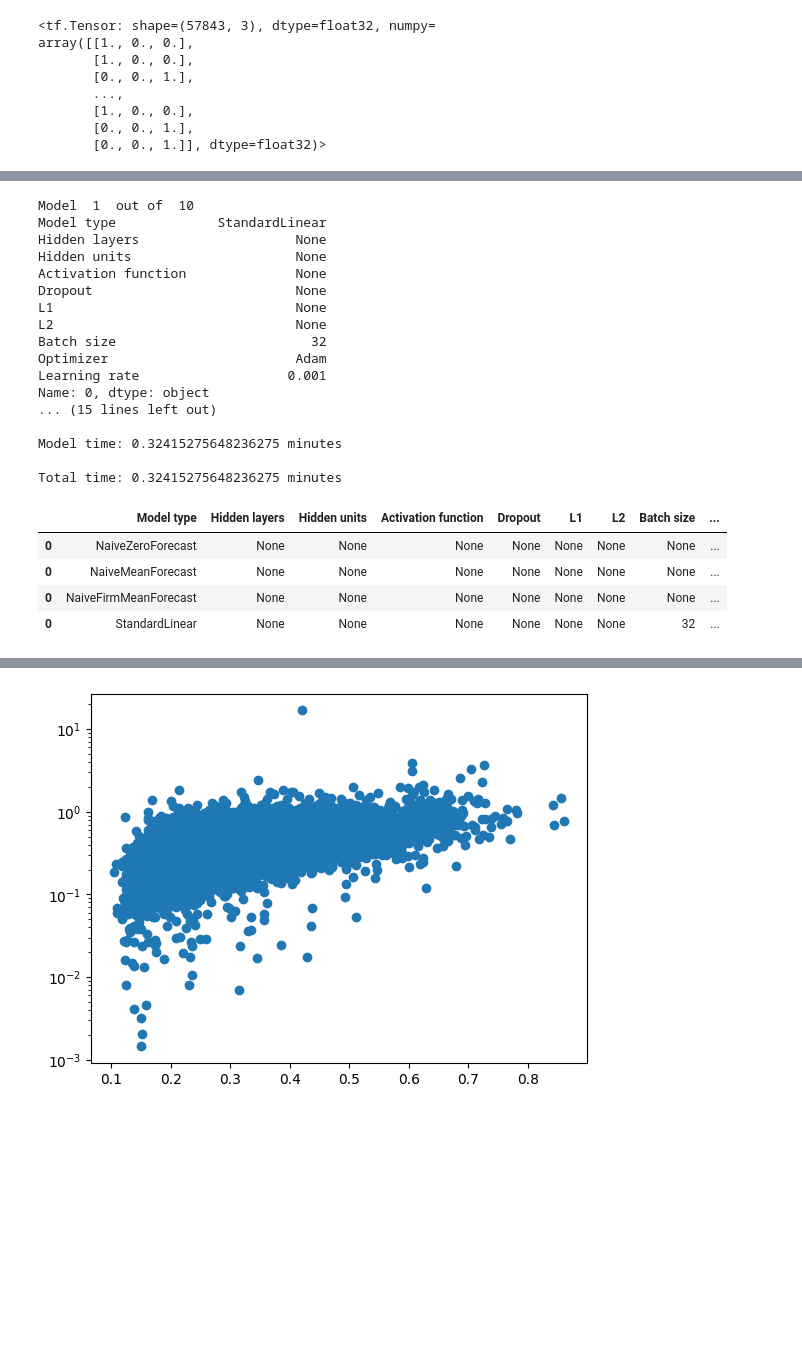
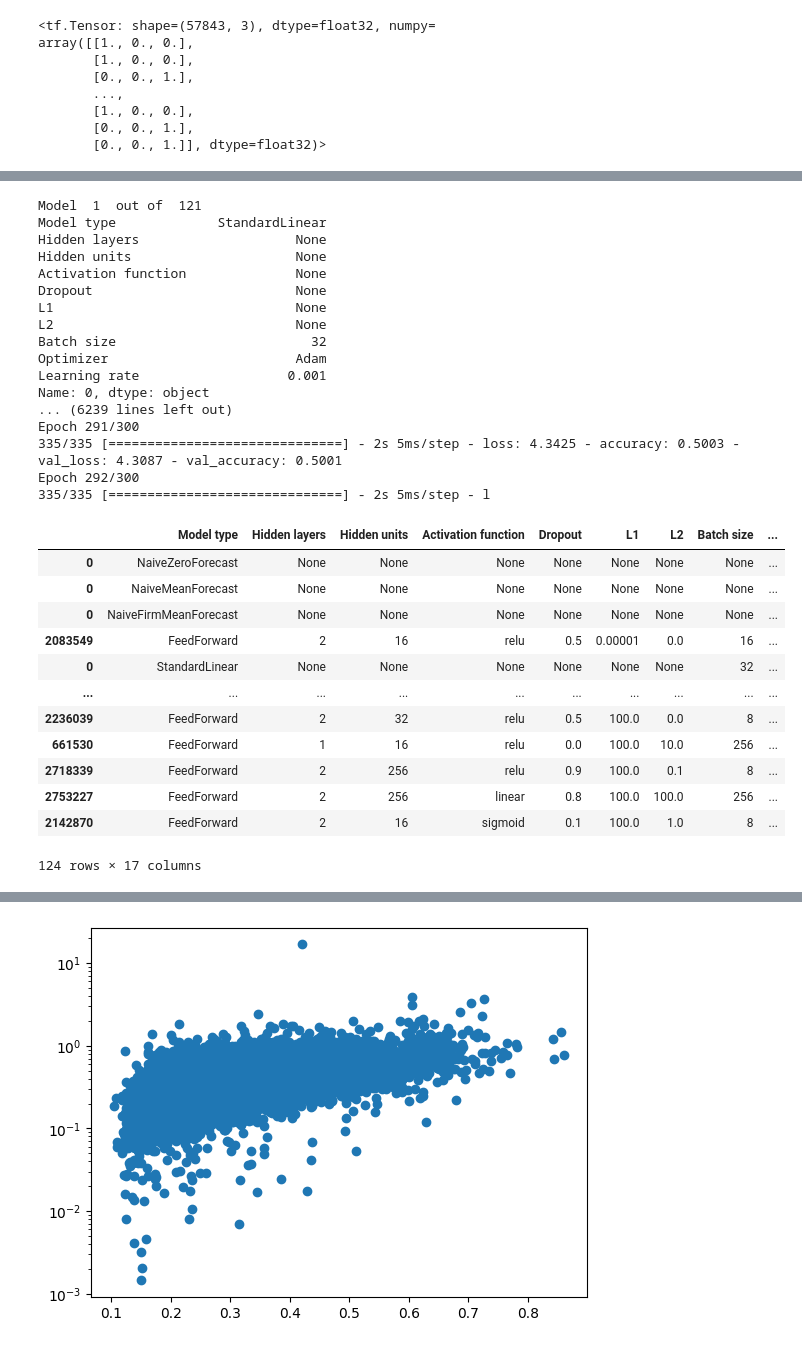
Before and after one commit to rrobberobin/MLStockForecasting, a Jupyter notebook: RobinThesisTensorflow.ipynb, the cells around one changed output, grey strips where cells are left out. Drawn from its saved outputs; the diff is of its cells as text; code cells hidden in the pictures; blank space fills up the shorter version.

```diff
--- a/RobinThesisTensorflow.ipynb
+++ b/RobinThesisTensorflow.ipynb
@@ -401,8 +401,8 @@ split = xScaledData["Split"]
 #Y = xScaledData[["returns"]]
 #Y = xScaledData[["volatility"]]
 #Y = xScaledData[["returns", "volatility"]]
-Y = pd.get_dummies(xScaledData[["Simple4Classes"]], dummy_na=False, sparse=False, drop_first=False,
-                         columns=["Simple4Classes"])
+Y = pd.get_dummies(xScaledData[["Simple2Classes"]], dummy_na=False, sparse=False, drop_first=False,
+                         columns=["Simple2Classes"])
 
 Y = np.asarray(Y).astype('float32')
 #yTrain, yVal, yTest = Y[split=="Train"], Y[split=="Validation"], Y[split=="Test"]
@@ -1051,20 +1054,16 @@ zeroForecastMAE = sum(abs(yVal))/len(yVal)
 # tf.keras.losses.MeanAbsoluteError().call(y_true=yVal,
 #                                          y_pred=np.zeros(len(yVal)))
 
-NaiveZeroGrid.loc[:,"Epochs"] = None
 NaiveZeroGrid.loc[:,"MAE"] = zeroForecastMAE
 NaiveZeroGrid.loc[:,"MSE"] = zeroForecastMSE
-NaiveZeroGrid.loc[:,"ModelPointer"] = None
 
 #Naive Mean
 naiveMean = sum(yTrain)/len(yTrain)
 meanForecastMSE = sum((yVal-naiveMean)**2)/len(yVal)
 meanForecastMAE = sum(abs(yVal-naiveMean))/len(yVal)
 
-NaiveMeanGrid.loc[:,"Epochs"] = None
 NaiveMeanGrid.loc[:,"MAE"] = meanForecastMAE
 NaiveMeanGrid.loc[:,"MSE"] = meanForecastMSE
-NaiveMeanGrid.loc[:,"ModelPointer"] = None
 
 # This works also:
 # tf.keras.losses.MeanSquaredError().call(y_true=yVal,
@@ -1086,20 +1085,16 @@ naiveFirmError = naiveFirmError.dropna() #I should maybe instead drop all firms
 firmMeanForecastMSE = sum(naiveFirmError**2)/len(naiveFirmError)
 firmMeanForecastMAE = sum(abs(naiveFirmError))/len(naiveFirmError)
 
-NaiveFirmMeanGrid.loc[:,"Epochs"] = None
 NaiveFirmMeanGrid.loc[:,"MAE"] = firmMeanForecastMAE
 NaiveFirmMeanGrid.loc[:,"MSE"] = firmMeanForecastMSE
-NaiveFirmMeanGrid.loc[:,"ModelPointer"] = None
 
 #Naive FiveYearFirmMean
 naiveFiveYearError = finalData.loc[split=="Validation"]["past5YearReturn"]/(5*4) - finalData.loc[split=="Validation"]['returns']
 firmFiveYearForecastMSE = sum(naiveFiveYearError**2)/len(naiveFiveYearError)
 firmFiveYearForecastMAE = sum(abs(naiveFiveYearError))/len(naiveFiveYearError)
 
-NaiveFiveYearGrid.loc[:,"Epochs"] = None
 NaiveFiveYearGrid.loc[:,"MAE"] = firmFiveYearForecastMAE
 NaiveFiveYearGrid.loc[:,"MSE"] = firmFiveYearForecastMSE
-NaiveFiveYearGrid.loc[:,"ModelPointer"] = None
 # %%
 #keras_tuner.SklearnTuner(oracle, hypermodel, scoring=None, metrics=None, cv=None, **kwargs)
 
@@ -1131,15 +1126,16 @@ MSEMatrix = pd.concat((MSEMatrix, NaiveZeroGrid, NaiveMeanGrid, NaiveFirmMeanGri
 seed = 183
 #import random
 #random.seed(seed)
-numberOfLassoRidgeModels = 4
-numberOfNNModels = 5  #176 models took 40 min
+numberOfLassoRidgeModels = 20
+numberOfNNModels = 100  #176 models took 40 min   #120 Class4 models took 267min
+
 
 randomLinearGrid = linearGrid.drop(0).sample(n=numberOfLassoRidgeModels, random_state=seed)
 randomNNGrid = NNGrid.sample(n=numberOfNNModels, random_state=seed)
 HPGrid = pd.concat([StandardLinearGrid, randomLinearGrid, randomNNGrid])
 
 HPsize = np.shape(HPGrid)[0]
-HPRange = range(0, 1)
+HPRange = range(0, HPsize)
 
 startTime = time.time() / 60
 for n in HPRange:
@@ -1161,69 +1157,61 @@ for n in HPRange:
   newMSE = HPGrid.iloc[[n]]
   trainResults = CV[0] | {
       "Epochs": CV[1],
-      "ModelPointer": CV[2],
-      "Training Time": str(modelTrainingDuration) + " minutes"
+      "Training Time (minutes)": modelTrainingDuration,
+      "ModelPointer": CV[2]
       }
+
   trainResults = pd.DataFrame(trainResults, index=newMSE.index)
   newMSE = pd.concat([newMSE, trainResults], axis=1)
-  #newMSE.append(trainResults, ignore_index=True)
-
-  # newMSE.loc[:,"Epochs"] = Epochs
-  # newMSE.loc[:,"Training Time"] = str(modelTrainingDuration) + " minutes"
-  # # newMSE.loc[:,"MSE"] = MSE
-  # # newMSE.loc[:,"MAE"] = MAE
-  # newMSE.loc[:,"ModelPointer"] = ModelPointer
-
   MSEMatrix = pd.concat((MSEMatrix, newMSE), axis=0)
-
-  # newMSE = a.join(b)
-  # newMSE2 = pd.concat([b, a])
-  #newMSE = pd.concat([b, a], axis=1, ignore_index=True, sort=False)
-  #newMSE =  pd.concat(HPGrid.iloc[[n]], CV)
-  #newMSE = np.concatenate((HP, CV))
-  #MSEMatrix = np.concatenate((MSEMatrix, newMSE))
-  #MSEMatrix = pd.concat(MSEMatrix, newMSE)
-  #MSEMatrix = pd.concat([MSEMatrix, [HP, CV]])
 
 finalResults = MSEMatrix
 
 #finalResults[:,-1] = apply(finalResults[,-1], MARGIN=2, FUN=as.numeric)
 #finalResults = finalResults[order(finalResults[,"MSE"]),]
 #finalResults <- apply(finalResults, 2, as.character)
 
 #write.csv2(finalResults, "results3.csv", row.names = FALSE)
 
 
 #pd.DataFrame.to_csv(MSEMatrix, "resultsPython.csv")
 
 
 #finalResults = finalResults[order(finalResults[,"MSE"]),]
 
-formattedMSEMatrix = finalResults.sort_values(by=["MSE"], axis = 0)
+formattedMSEMatrix = finalResults.sort_values(by=["MAE", "MSE", "loss"], axis = 0)
 formattedMSEMatrix
 # %% [output]
-Model  1  out of  10
+Model  1  out of  121
 Model type             StandardLinear
 Hidden layers                    None
 Hidden units                     None
 Activation function              None
 Dropout                          None
 L1                               None
 L2                               None
 Batch size                         32
 Optimizer                        Adam
 Learning rate                   0.001
 Name: 0, dtype: object
-... (15 lines left out)
-
-Model time: 0.32415275648236275 minutes
-
-Total time: 0.32415275648236275 minutes
+... (6239 lines left out)
+Epoch 291/300
+335/335 [==============================] - 2s 5ms/step - loss: 4.3425 - accuracy: 0.5003 - val_loss: 4.3087 - val_accuracy: 0.5001
+Epoch 292/300
+335/335 [==============================] - 2s 5ms/step - l
 |  | Model type | Hidden layers | Hidden units | Activation function | Dropout | L1 | L2 | Batch size | ... |
 | 0 | NaiveZeroForecast | None | None | None | None | None | None | None | ... |
 | 0 | NaiveMeanForecast | None | None | None | None | None | None | None | ... |
 | 0 | NaiveFirmMeanForecast | None | None | None | None | None | None | None | ... |
+| 2083549 | FeedForward | 2 | 16 | relu | 0.5 | 0.00001 | 0.0 | 16 | ... |
 | 0 | StandardLinear | None | None | None | None | None | None | 32 | ... |
+| ... | ... | ... | ... | ... | ... | ... | ... | ... | ... |
+| 2236039 | FeedForward | 2 | 32 | relu | 0.5 | 100.0 | 0.0 | 8 | ... |
+| 661530 | FeedForward | 1 | 16 | relu | 0.0 | 100.0 | 10.0 | 256 | ... |
+| 2718339 | FeedForward | 2 | 256 | relu | 0.9 | 100.0 | 0.1 | 8 | ... |
+| 2753227 | FeedForward | 2 | 256 | linear | 0.8 | 100.0 | 100.0 | 256 | ... |
+| 2142870 | FeedForward | 2 | 16 | sigmoid | 0.1 | 100.0 | 1.0 | 8 | ... |
+124 rows × 17 columns
 # %%
 1 - 13.7826/zeroForecastMAE
 
```
Also changed, not shown: parts of 9 cells of this notebook.
